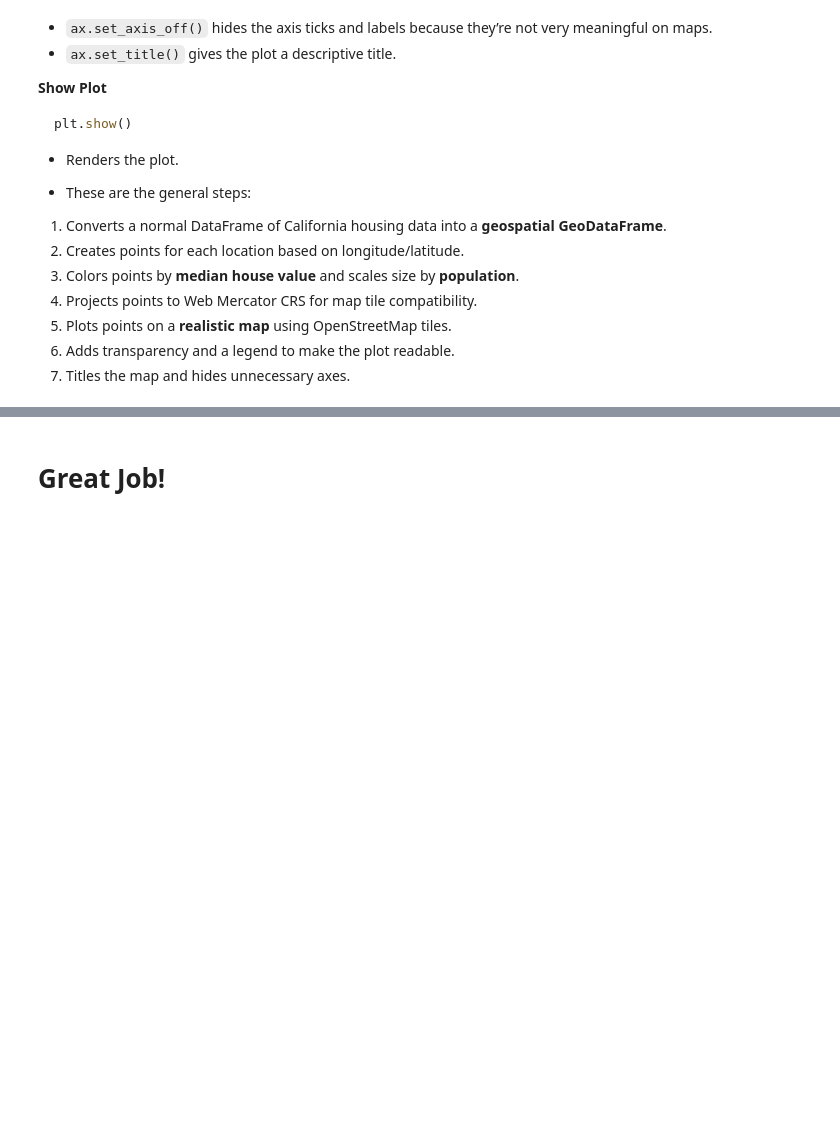
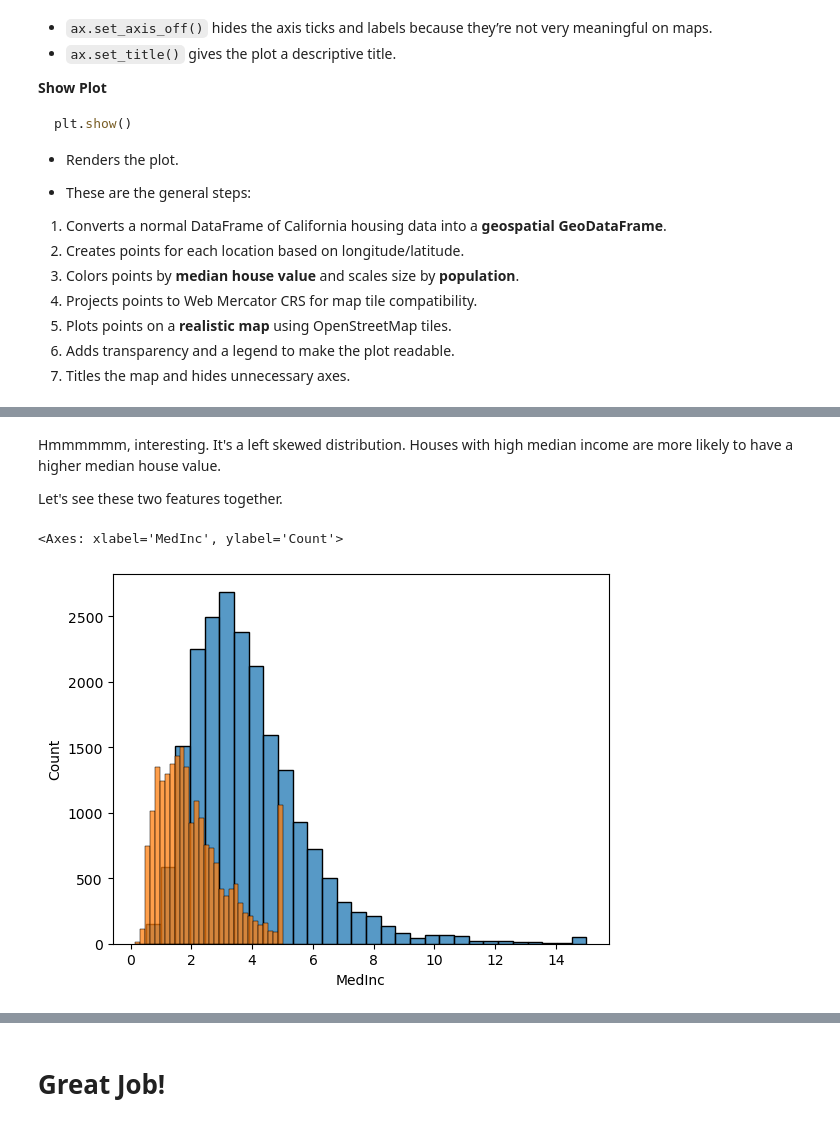
Before and after one commit to RishatTalukder/Machine-Learning-Zero-to-Hero, a Jupyter notebook: 12_Random_Forest/28_Project_on_Random_Forest_and_Decison_Tree.ipynb, the cells around one changed output, grey strips where cells are left out. Cells and saved outputs as stored; diff of their text form; code cells hidden in the pictures; blank space fills up the shorter version.

```diff
--- a/12_Random_Forest/28_Project_on_Random_Forest_and_Decison_Tree.ipynb
+++ b/12_Random_Forest/28_Project_on_Random_Forest_and_Decison_Tree.ipynb
@@ -460,0 +347,10 @@ print(confusion_matrix(y_test,predictions))
+# %% [markdown]
+Hmmmmmm, interesting. It's a left skewed distribution. Houses with high median income are more likely to have a higher median house value.
+
+Let's see these two features together.
+# %%
+sns.histplot(data=data, x='MedInc', bins=30)
+sns.histplot(data=data, x='MedHouseVal', bins=30)
+# %% [output]
+<Axes: xlabel='MedInc', ylabel='Count'>
+[figure, added]
```
Also changed, not shown: parts of 64 cells of this notebook.
